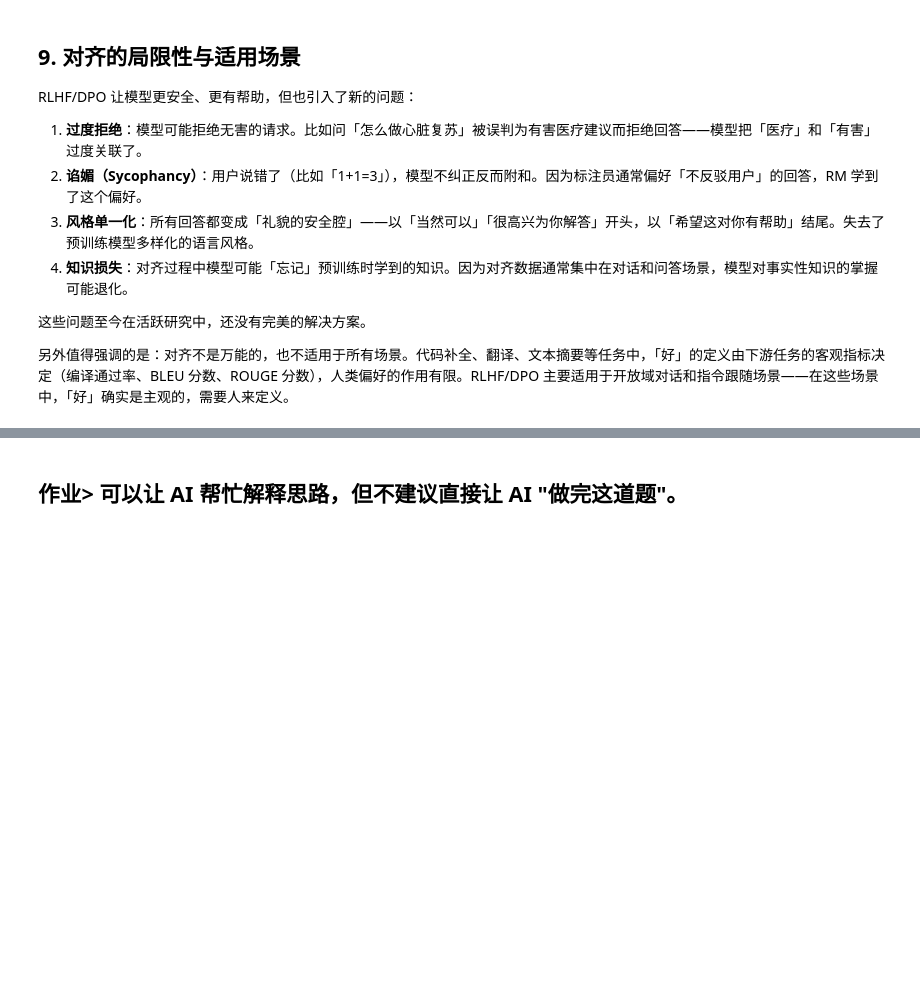
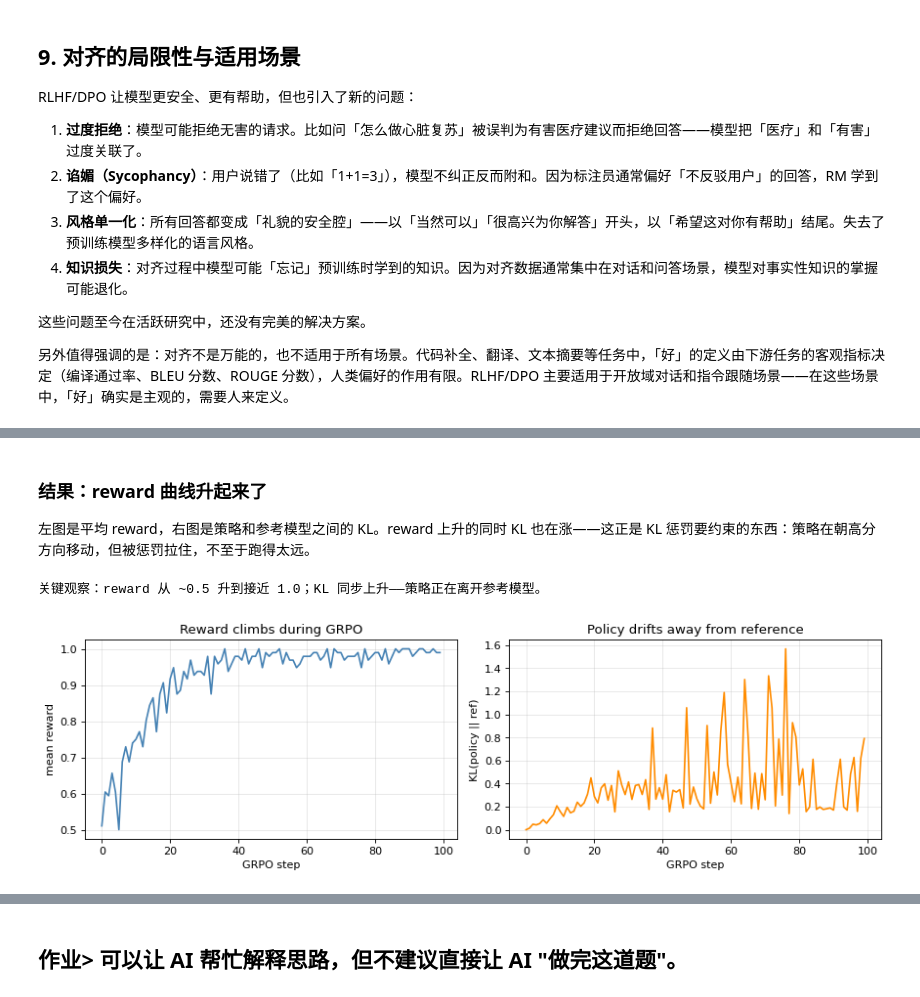
Before and after one commit to walkinglabs/modern-llm-notebook, a Jupyter notebook: notebooks/part2-training/17-rlhf-alignment.ipynb, the cells around one changed output, grey strips where cells are left out. Saved outputs shown, nothing was run; the diff lists cells and outputs as text; code cells hidden in the pictures; blank space fills up the shorter version.

```diff
--- a/notebooks/part2-training/17-rlhf-alignment.ipynb
+++ b/notebooks/part2-training/17-rlhf-alignment.ipynb
@@ -573,0 +844,17 @@ RLHF/DPO 让模型更安全、更有帮助，但也引入了新的问题：
+# %%
+import copy
+import time
+
+sft_snapshot = copy.deepcopy(model)   # GRPO 前的快照，留到最后对比
+
+print("=== GRPO 训练 ===")
+history_r, history_kl = [], []
+t0 = time.time()
+for step in range(100):
+    mr, kl = grpo_step()
+    history_r.append(mr)
+    history_kl.append(kl)
+    if step % 10 == 0 or step == 99:
+        print(f"  step {step:3d}  reward {mr:.3f}  KL {kl:.3f}")
+
+print(f"\nreward: {history_r[0]:.3f} → {history_r[-1]:.3f}  （用时 {time.time()-t0:.1f}s）")
@@ -573,0 +876,26 @@ RLHF/DPO 让模型更安全、更有帮助，但也引入了新的问题：
+# %% [markdown]
+### 结果：reward 曲线升起来了
+
+左图是平均 reward，右图是策略和参考模型之间的 KL。reward 上升的同时 KL 也在涨——这正是 KL 惩罚要约束的东西：策略在朝高分方向移动，但被惩罚拉住，不至于跑得太远。
+# %%
+import matplotlib.pyplot as plt
+
+fig, axes = plt.subplots(1, 2, figsize=(11, 3.5))
+axes[0].plot(history_r, color="steelblue")
+axes[0].set_xlabel("GRPO step")
+axes[0].set_ylabel("mean reward")
+axes[0].set_title("Reward climbs during GRPO")
+axes[0].grid(True, alpha=0.3)
+
+axes[1].plot(history_kl, color="darkorange")
+axes[1].set_xlabel("GRPO step")
+axes[1].set_ylabel("KL(policy || ref)")
+axes[1].set_title("Policy drifts away from reference")
+axes[1].grid(True, alpha=0.3)
+plt.tight_layout()
+plt.show()
+
+print("关键观察：reward 从 ~0.5 升到接近 1.0；KL 同步上升——策略正在离开参考模型。")
+# %% [output]
+关键观察：reward 从 ~0.5 升到接近 1.0；KL 同步上升——策略正在离开参考模型。
+[figure, added]
```
Also changed, not shown: parts of 18 cells of this notebook, 6 other files.
